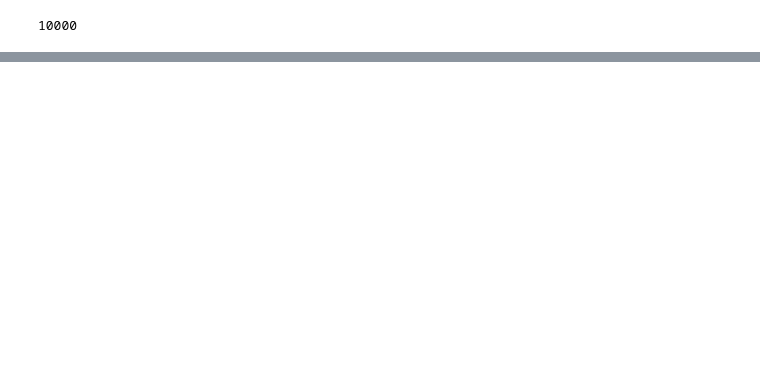
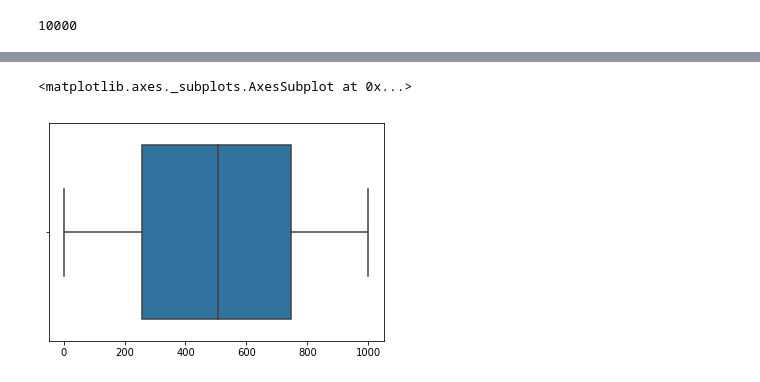
Before and after one commit to eds-admin/eds-blog, a Jupyter notebook: Statistics/Descriptive Statistics.ipynb, the cells around one changed output, grey strips where cells are left out. Saved outputs shown, nothing was run; the diff lists cells and outputs as text; code cells hidden in the pictures; blank space fills up the shorter version.

```diff
--- a/Statistics/Descriptive Statistics.ipynb
+++ b/Statistics/Descriptive Statistics.ipynb
@@ -236,0 +402,5 @@ Mean is defined as $\Sigma$
+# %%
+sns.boxplot(values)
+# %% [output]
+<matplotlib.axes._subplots.AxesSubplot at 0x...>
+[figure, added]
```
Also changed, not shown: parts of 56 cells of this notebook.
